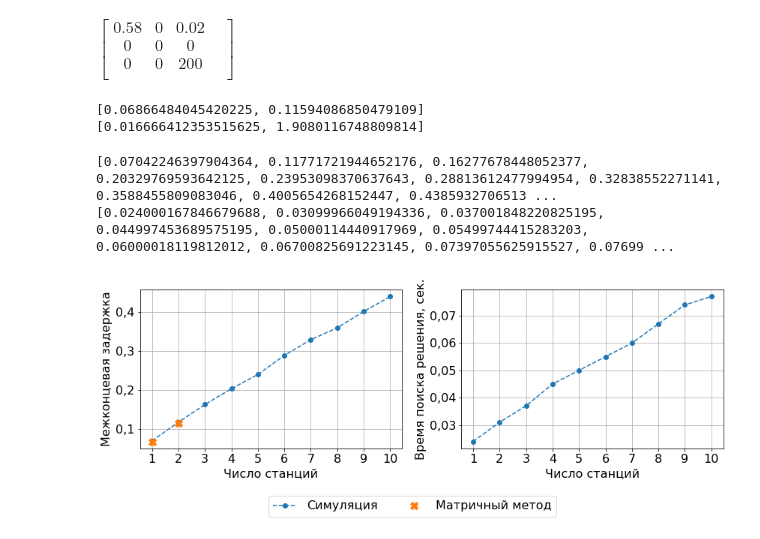
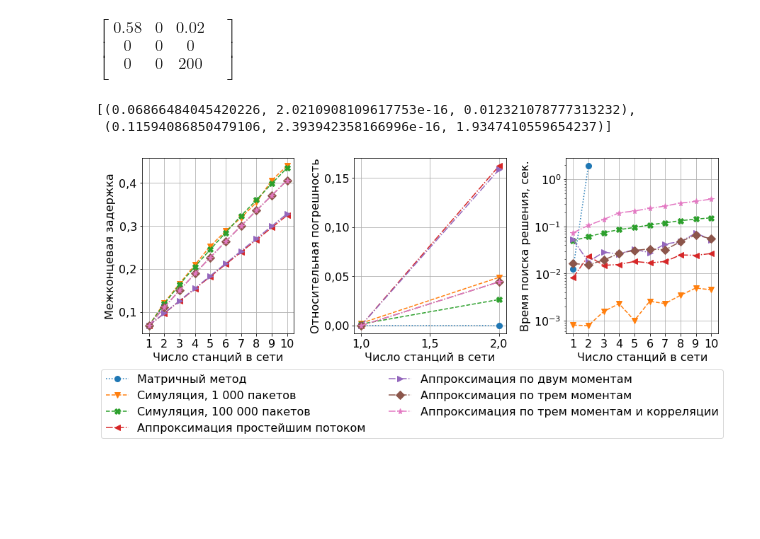
Before and after one commit to larioandr/thesis-queues, a Jupyter notebook: experiments/sample.ipynb, the cells around one changed output. Drawn from its saved outputs; the diff is of its cells as text; code cells hidden in the pictures; blank space fills up the shorter version.

```diff
--- a/experiments/sample.ipynb
+++ b/experiments/sample.ipynb
@@ -484,3 +517,12 @@ $\displaystyle \begin{bmatrix}
 \end{bmatrix}$
 # %%
 CAPACITY = 2
+
+# RUN EXPERIMENT:
+COMPLEX_DATA = compute_results(
+    arrival=MAP,
+    service=PH,
+    capacity=CAPACITY,
+    max_net_size=10,
+    max_precise_net_size=2,
+)
@@ -499,63 +529,10 @@ def compute_simulation_delay(arrival, service, capacity, net_size, max_packets=5
-# %%
-MAX_ANA_NET_SIZE = 2
-ANA_COMPLEX_DELAYS, ANA_COMPLEX_ELAPSED = [], []
-
-for n in range(1, MAX_ANA_NET_SIZE+1):
-    d, e = compute_analytic_delay(MAP, PH, CAPACITY, n)
-    ANA_COMPLEX_DELAYS.append(d)
-    ANA_COMPLEX_ELAPSED.append(e)
-
-print(ANA_COMPLEX_DELAYS)
-print(ANA_COMPLEX_ELAPSED)
-# %% [output]
-[0.06866484045420225, 0.11594086850479109]
-[0.016666412353515625, 1.9080116748809814]
-# %%
-MAX_SIM_NET_SIZE = 10
-MAX_SIM_PACKETS = 50_000
-MAX_SIM_ITERS = 10
-SIM_COMPLEX_DELAYS, SIM_COMPLEX_ELAPSED = [], []
-
-for n in range(1, MAX_SIM_NET_SIZE+1):
-    for _ in range(MAX_SIM_ITERS):
-        delays, elapsed = [], []
-        d, e = compute_simulation_delay(MAP, PH, CAPACITY, n, MAX_SIM_PACKETS)
-        delays.append(d)
-        elapsed.append(e)
-
-    SIM_COMPLEX_DELAYS.append(np.mean(delays))
-    SIM_COMPLEX_ELAPSED.append(np.mean(elapsed))
-
-print(SIM_COMPLEX_DELAYS)
-print(SIM_COMPLEX_ELAPSED)
-# %% [output]
-[0.07042246397904364, 0.11771721944652176, 0.16277678448052377, 0.20329769593642125, 0.23953098370637643, 0.28813612477994954, 0.32838552271141, 0.3588455809083046, 0.4005654268152447, 0.4385932706513 ...
-[0.024000167846679688, 0.03099966049194336, 0.037001848220825195, 0.044997453689575195, 0.05000114440917969, 0.05499744415283203, 0.06000018119812012, 0.06700825691223145, 0.07397055625915527, 0.07699 ...
-# %%
-OX = np.arange(1, MAX_SIM_NET_SIZE + 1)
-fig, (ax0, ax1) = plt.subplots(1, 2, figsize=(12, 4))
-
-SIM_STYLE      = {'linestyle': '--', 'marker': 'o', 'markersize': 6, 'label': f'Симуляция'}
-ANA_STYLE      = {'linestyle': '', 'marker': 'X', 'markersize': 10, 'label': f'Матричный метод'}
-
-ax0.plot(OX, SIM_COMPLEX_DELAYS, **SIM_STYLE)
-ax0.plot(np.arange(1, MAX_ANA_NET_SIZE+1), ANA_COMPLEX_DELAYS, **ANA_STYLE)
-ax0.set_ylabel("Межконцевая задержка")
-
-ax1.plot(OX, SIM_COMPLEX_ELAPSED, **SIM_STYLE)
-# ax1.plot(np.arange(1, MAX_ANA_NET_SIZE+1), ANA_COMPLEX_ELAPSED, **ANA_STYLE)
-ax1.set_ylabel('Время поиска решения, сек.')
-
-for ax in (ax0, ax1):
-    ax.grid()
-    ax.set_xticks(OX)
-    ax.set_xlabel("Число станций")
-
-plt.tight_layout()
-fig.legend(*ax0.get_legend_handles_labels(),
-           loc='lower center', bbox_to_anchor=(0.5, -0.14), ncol=3)
-
-fig.savefig(os.path.join("images", "olga_mapph1n.pdf"), bbox_inches="tight")
-# %% [output]
-[figure, removed]
+# %%
+COMPLEX_DATA['precise']
+# %% [output]
+[(0.06866484045420226, 2.0210908109617753e-16, 0.012321078777313232),
+ (0.11594086850479106, 2.393942358166996e-16, 1.9347410559654237)]
+# %%
+plot_data(COMPLEX_DATA, 10, show_errors=True, file_name="olga_mapph1n.pdf")
+# %% [output]
+[figure, added]
 # %% [markdown]
```
Also changed, not shown: parts of 15 cells of this notebook, 3 other files.
